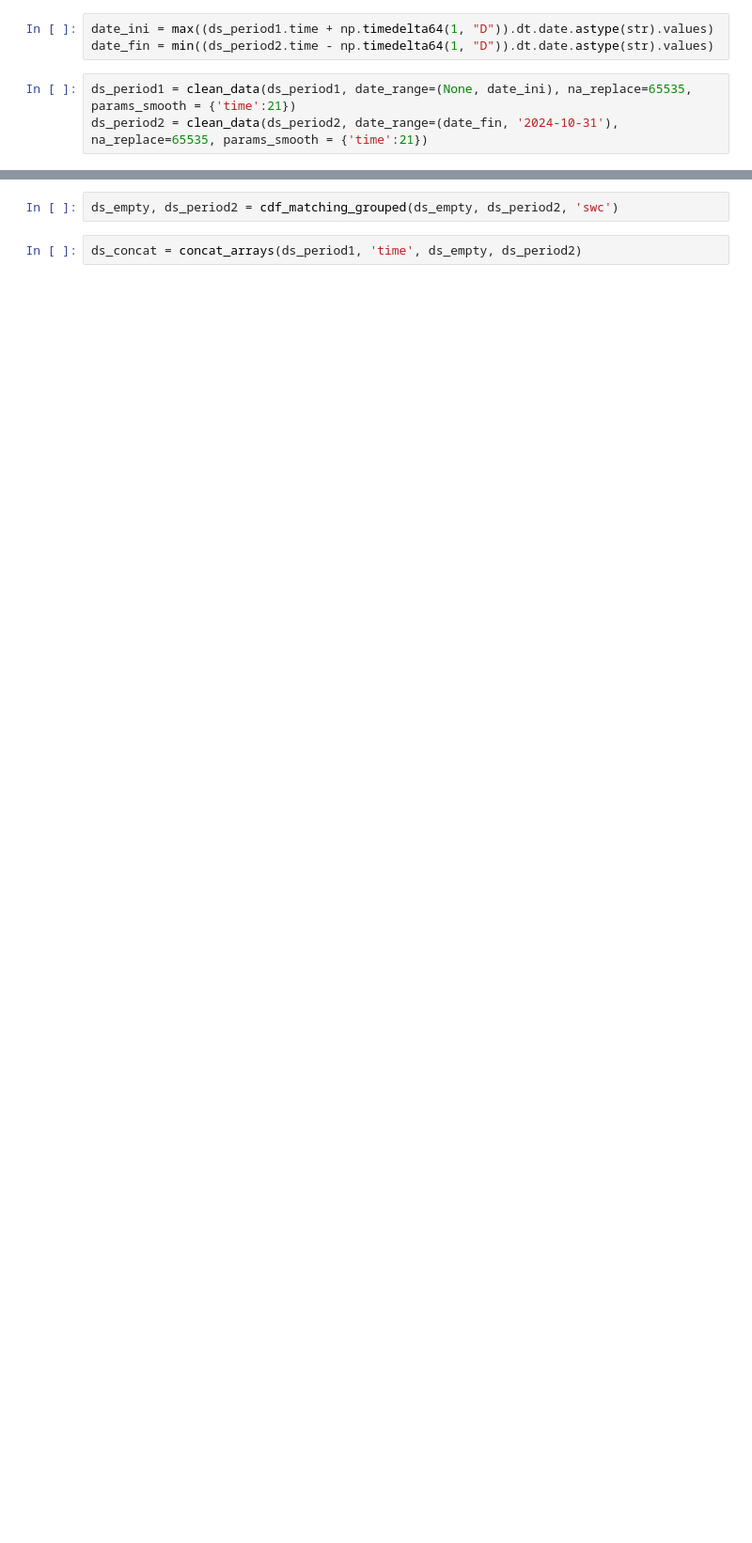
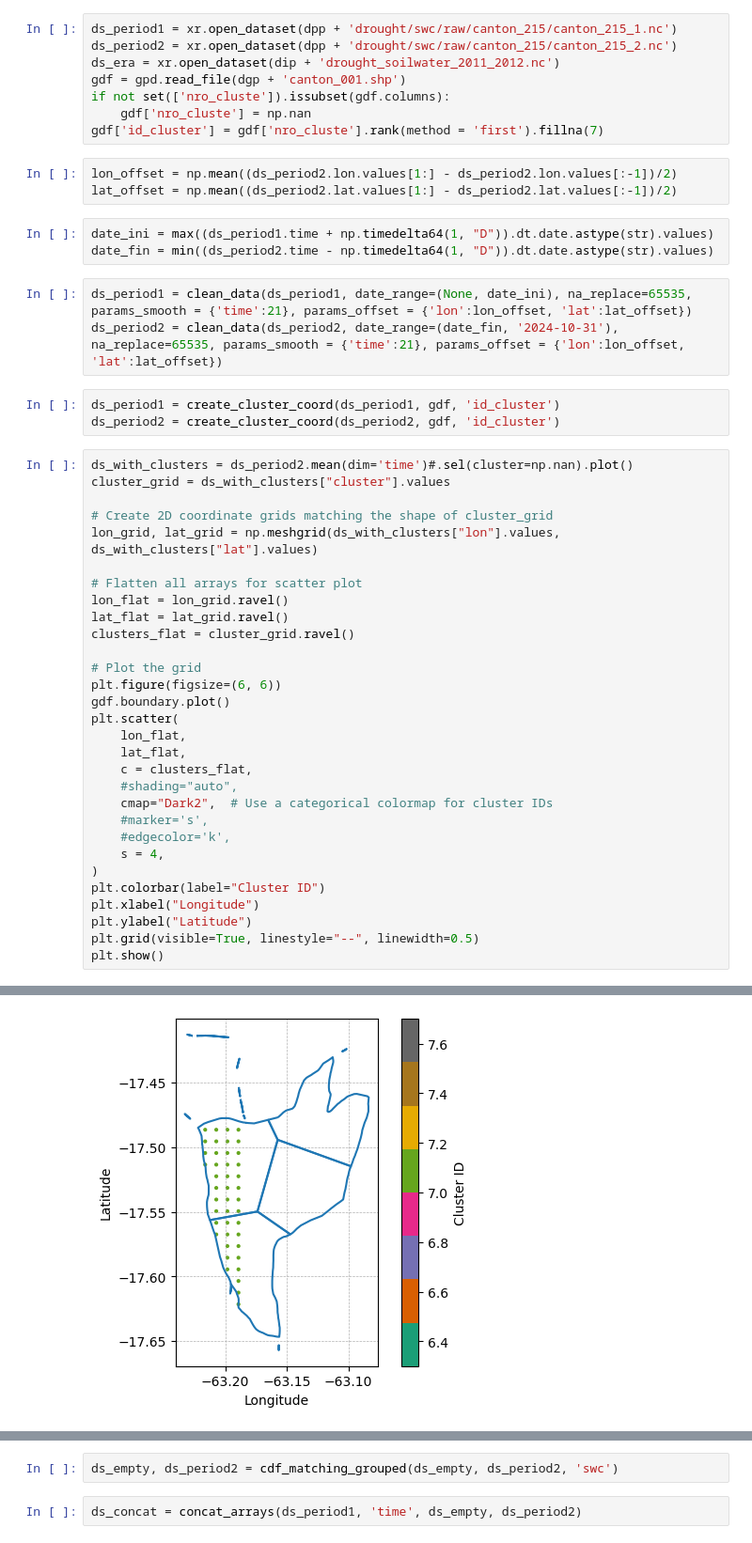
Before and after one commit to gaguilarc98/suyana, a Jupyter notebook: scripts/capacity/00_data_cleaning_pipeline.ipynb, the cells around one changed output, grey strips where cells are left out. Shown at 94% size. Saved outputs shown, nothing was run; the diff lists cells and outputs as text; blank space fills up the shorter version.

```diff
--- a/scripts/capacity/00_data_cleaning_pipeline.ipynb
+++ b/scripts/capacity/00_data_cleaning_pipeline.ipynb
@@ -337,6 +344,51 @@ ds_era = xr.open_dataset(gp + 'projects/suyana/data/capacity/soilwater.nc')
+# %%
+ds_period1 = xr.open_dataset(dpp + 'drought/swc/raw/canton_215/canton_215_1.nc')
+ds_period2 = xr.open_dataset(dpp + 'drought/swc/raw/canton_215/canton_215_2.nc')
+ds_era = xr.open_dataset(dip + 'drought_soilwater_2011_2012.nc')
+gdf = gpd.read_file(dgp + 'canton_001.shp')
+if not set(['nro_cluste']).issubset(gdf.columns):
+    gdf['nro_cluste'] = np.nan
+gdf['id_cluster'] = gdf['nro_cluste'].rank(method = 'first').fillna(7)
+# %%
+lon_offset = np.mean((ds_period2.lon.values[1:] - ds_period2.lon.values[:-1])/2)
+lat_offset = np.mean((ds_period2.lat.values[1:] - ds_period2.lat.values[:-1])/2)
 # %%
 date_ini = max((ds_period1.time + np.timedelta64(1, "D")).dt.date.astype(str).values)
 date_fin = min((ds_period2.time - np.timedelta64(1, "D")).dt.date.astype(str).values)
 # %%
-ds_period1 = clean_data(ds_period1, date_range=(None, date_ini), na_replace=65535, params_smooth = {'time':21})
-ds_period2 = clean_data(ds_period2, date_range=(date_fin, '2024-10-31'), na_replace=65535, params_smooth = {'time':21})
+ds_period1 = clean_data(ds_period1, date_range=(None, date_ini), na_replace=65535, params_smooth = {'time':21}, params_offset = {'lon':lon_offset, 'lat':lat_offset})
+ds_period2 = clean_data(ds_period2, date_range=(date_fin, '2024-10-31'), na_replace=65535, params_smooth = {'time':21}, params_offset = {'lon':lon_offset, 'lat':lat_offset})
+# %%
+ds_period1 = create_cluster_coord(ds_period1, gdf, 'id_cluster')
+ds_period2 = create_cluster_coord(ds_period2, gdf, 'id_cluster')
+# %%
+ds_with_clusters = ds_period2.mean(dim='time')#.sel(cluster=np.nan).plot()
+cluster_grid = ds_with_clusters["cluster"].values
+
+# Create 2D coordinate grids matching the shape of cluster_grid
+lon_grid, lat_grid = np.meshgrid(ds_with_clusters["lon"].values, ds_with_clusters["lat"].values)
+
+# Flatten all arrays for scatter plot
+lon_flat = lon_grid.ravel()
+lat_flat = lat_grid.ravel()
+clusters_flat = cluster_grid.ravel()
+
+# Plot the grid
+plt.figure(figsize=(6, 6))
+gdf.boundary.plot()
+plt.scatter(
+    lon_flat,
+    lat_flat,
+    c = clusters_flat,
+    #shading="auto",
+    cmap="Dark2",  # Use a categorical colormap for cluster IDs
+    #marker='s',
+    #edgecolor='k',
+    s = 4,
+)
+plt.colorbar(label="Cluster ID")
+plt.xlabel("Longitude")
+plt.ylabel("Latitude")
+plt.grid(visible=True, linestyle="--", linewidth=0.5)
+plt.show()
+# %% [output]
@@ -343 +396,2 @@ ds_period2 = clean_data(ds_period2, date_range=(date_fin, '2024-10-31'), na_repl
+[figure, added]
 # %%
```
Also changed, not shown: parts of 49 cells of this notebook, 24 other files.
